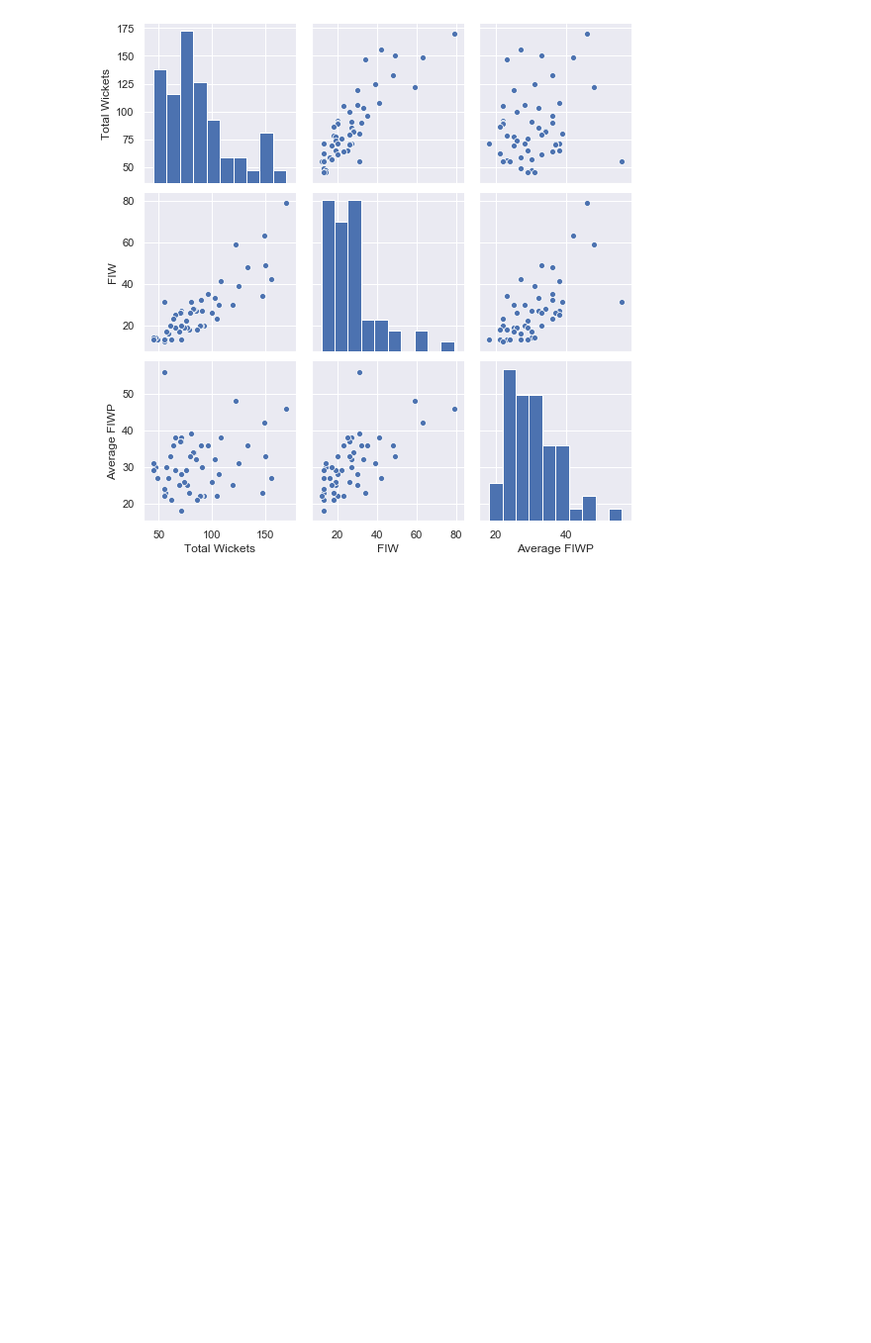
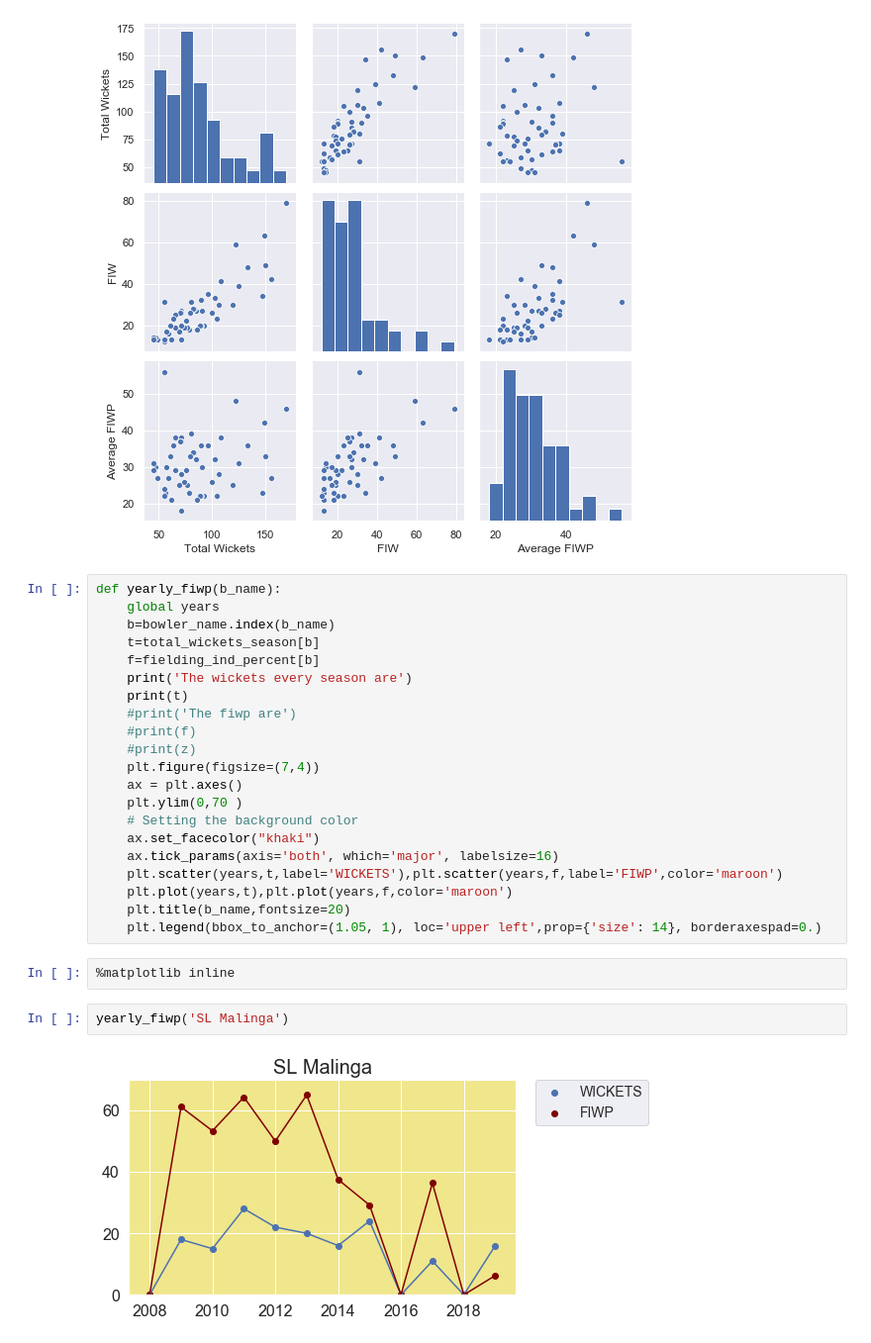
Before and after one commit to omkarb1604/IPL_data_scrape, a Jupyter notebook: FIB.ipynb, the cells around one changed output. Shown at 99% size. Drawn from its saved outputs; the diff is of its cells as text; blank space fills up the shorter version.

```diff
--- a/FIB.ipynb
+++ b/FIB.ipynb
@@ -215,3 +235,30 @@ sns.pairplot(top_50)
 # %% [output]
 <seaborn.axisgrid.PairGrid at 0x...>
 [figure]
+# %%
+def yearly_fiwp(b_name):
+    global years
+    b=bowler_name.index(b_name)
+    t=total_wickets_season[b]
+    f=fielding_ind_percent[b]
+    print('The wickets every season are')
+    print(t)
+    #print('The fiwp are')
+    #print(f)
+    #print(z)
+    plt.figure(figsize=(7,4))
+    ax = plt.axes()
+    plt.ylim(0,70 )
+    # Setting the background color
+    ax.set_facecolor("khaki")
+    ax.tick_params(axis='both', which='major', labelsize=16)
+    plt.scatter(years,t,label='WICKETS'),plt.scatter(years,f,label='FIWP',color='maroon')
+    plt.plot(years,t),plt.plot(years,f,color='maroon')
+    plt.title(b_name,fontsize=20)
+    plt.legend(bbox_to_anchor=(1.05, 1), loc='upper left',prop={'size': 14}, borderaxespad=0.)
+# %%
+%matplotlib inline
+# %%
+yearly_fiwp('SL Malinga')
+# %% [output]
+[figure, added]
```
Also changed, not shown: parts of 3 cells of this notebook.
